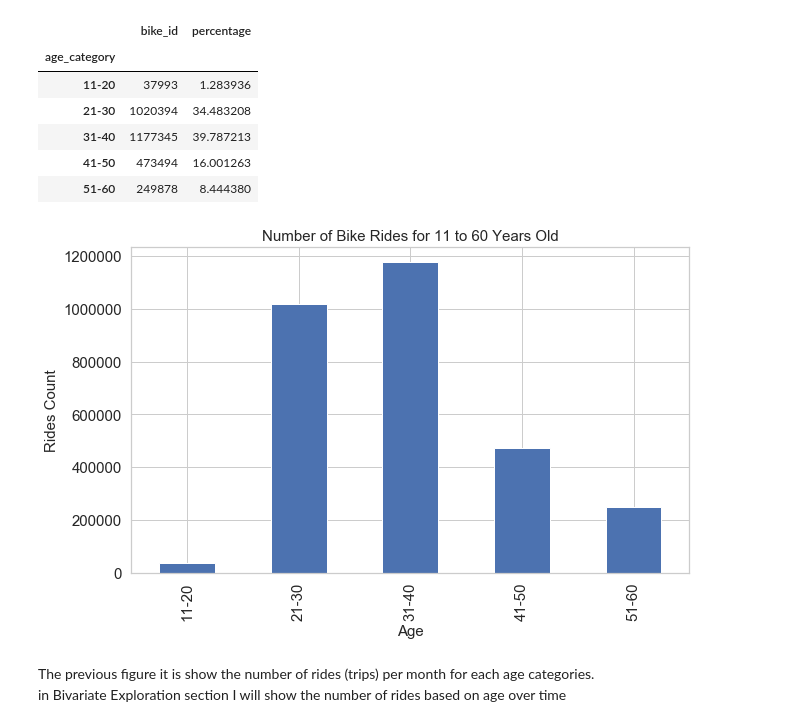
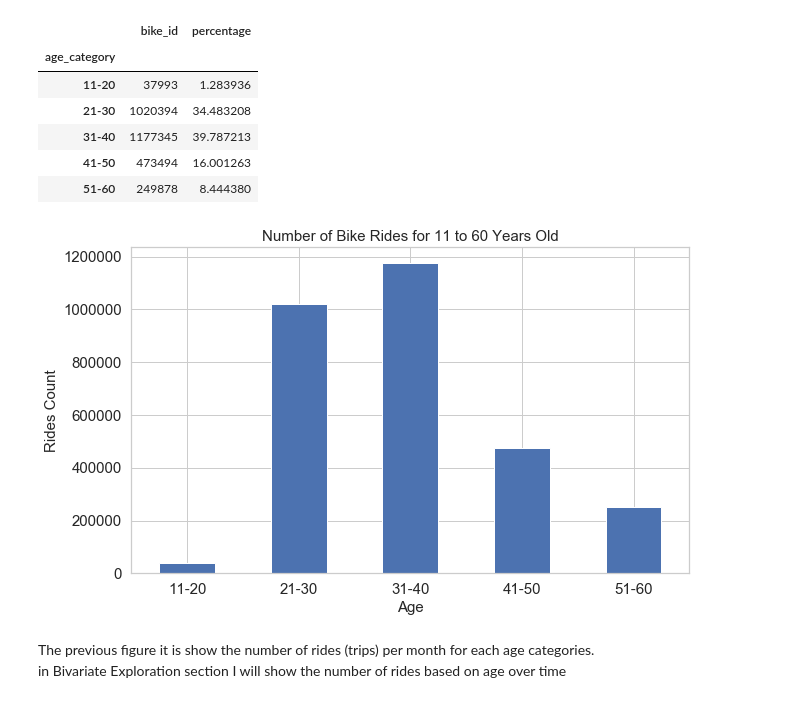
Before and after one commit to Alyahya-A/communicate-data-findings, a Jupyter notebook: communicate-data-findings-exploration.ipynb, the cells around one changed output. Drawn from its saved outputs; the diff is of its cells as text; code cells hidden in the pictures.

```diff
--- a/communicate-data-findings-exploration.ipynb
+++ b/communicate-data-findings-exploration.ipynb
@@ -277,10 +278,10 @@ min      1.800000e+01
 75%      4.100000e+01
 max      1.410000e+02
 Name: member_age, dtype: float64
+# %%
+sns.set(style="whitegrid", font_scale=1.25, rc={'figure.figsize':(20,7)})
+base_color = sns.color_palette()[0]
 # %%
-sns.set(style="whitegrid", font_scale=1.25, rc={'figure.figsize':(20,11)})
-plt.figure(figsize=(20,7))
-
 ax = sns.boxplot(x=df["member_age"], color='brown')
 ax.set_xlabel('Age', fontsize=18)
 ax.set_title("Age Distribution for Member", fontsize=25);
@@ -579,12 +569,13 @@ nm_category_df
 # %%
 nm_category_df.bike_id.plot(kind='bar', figsize=(10,6),fontsize =15, color=base_color)
 
+plt.xticks(rotation=0)
 ax = plt.gca()
 ax.set_ylabel('Rides Count')
 ax.set_xlabel('Age')
 ax.set_title("Number of Bike Rides for 11 to 60 Years Old", fontsize=15);
 # %% [output]
-[figure, old version]
+[figure, new version]
 # %% [markdown]
 The previous figure it is show the number of rides (trips) per month for each age categories. <br>
 in Bivariate Exploration section I will show the number of rides based on age over time
```
Also changed, not shown: parts of 28 cells of this notebook.
